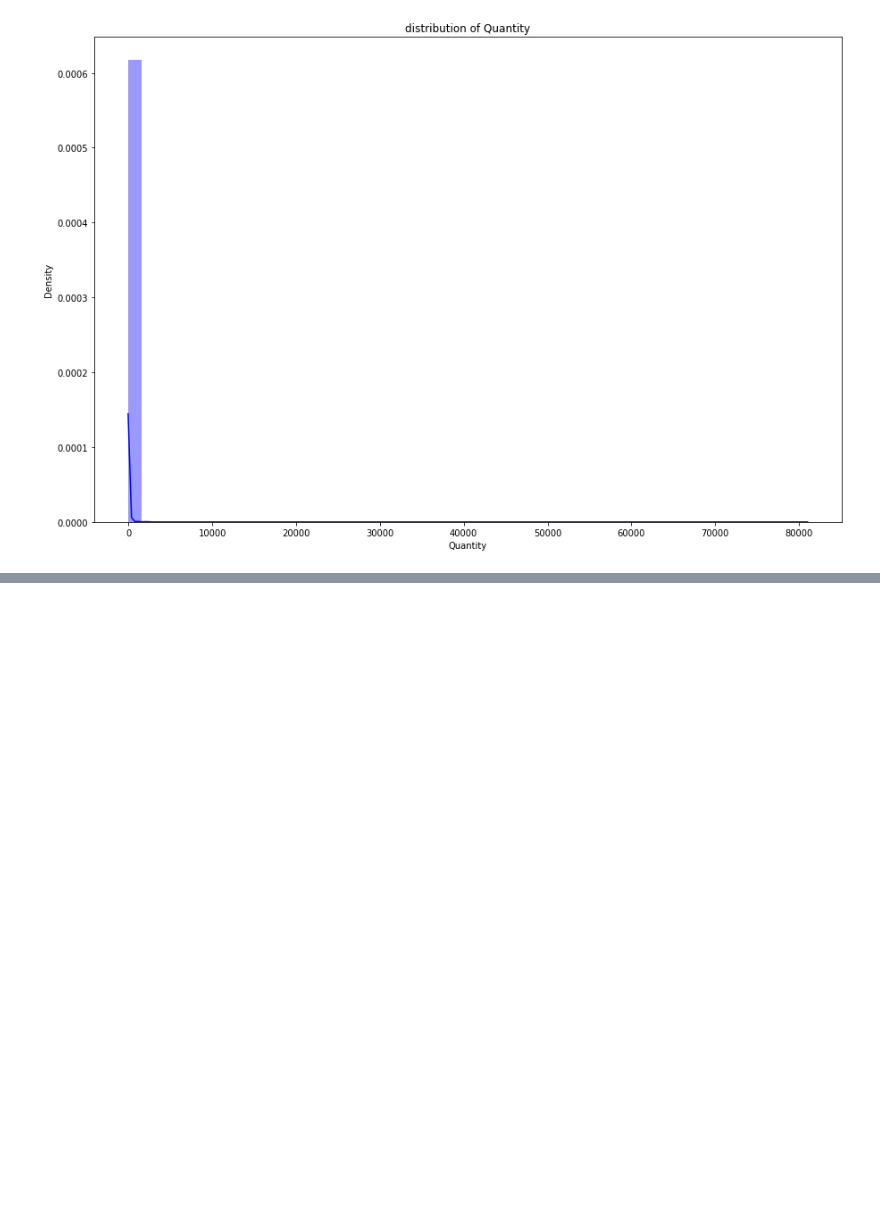
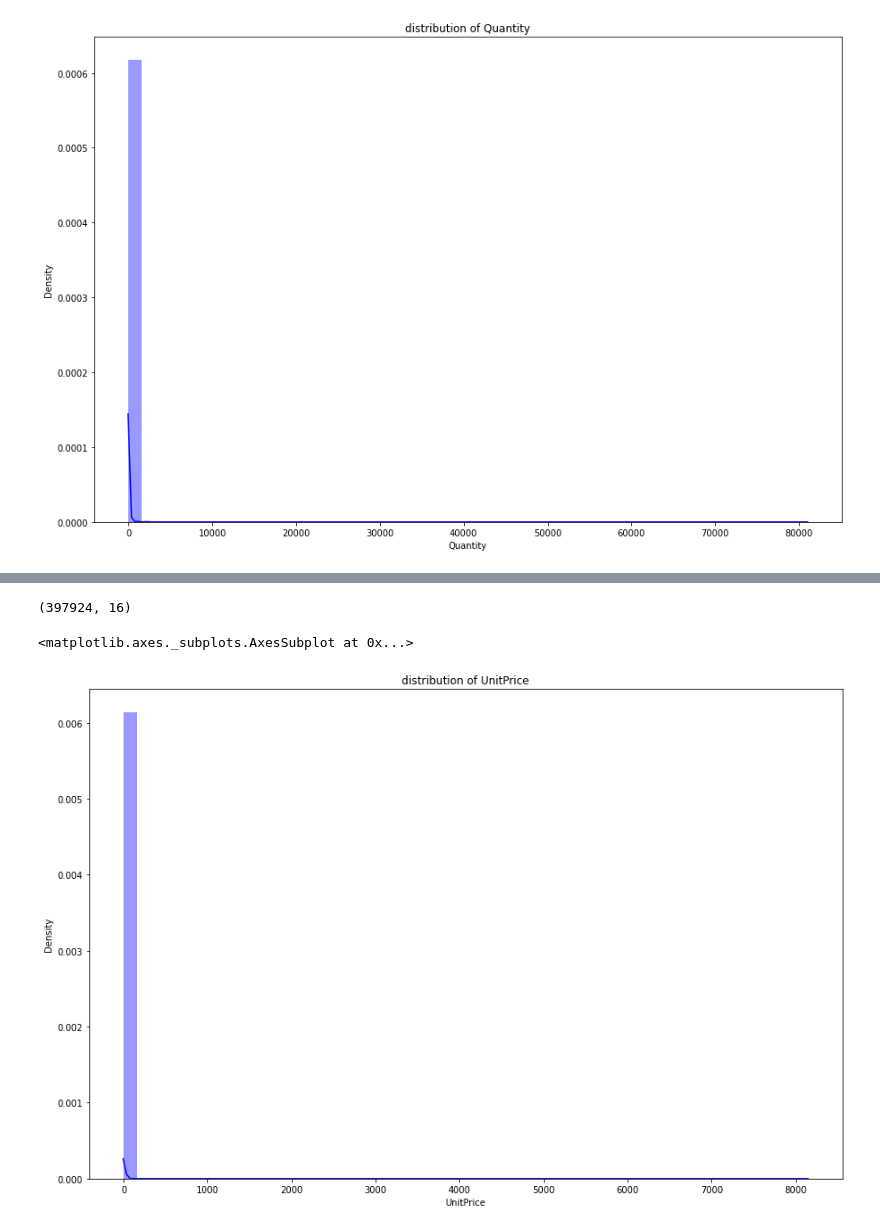
Before and after one commit to MOHD-TAUFIQUE/Customer-Segmentation--Unsupervised-Learning-Capstone-Project-4, a Jupyter notebook: Copy_of_Online_Retail_Customer_Segmentation_Capstone_Project.ipynb, the cells around one changed output, grey strips where cells are left out. Cells and saved outputs as stored; diff of their text form; code cells hidden in the pictures; blank space fills up the shorter version.

```diff
--- a/Copy_of_Online_Retail_Customer_Segmentation_Capstone_Project.ipynb
+++ b/Copy_of_Online_Retail_Customer_Segmentation_Capstone_Project.ipynb
@@ -541,0 +568,12 @@ sns.distplot(retail_df_copy['Quantity'],color="B")
+# %%
+retail_df_copy["InvoiceDate"] = pd.to_datetime(retail_df_copy["InvoiceDate"], format="%Y-%m-%d %H:%M:%S")
+# %%
+retail_df_copy['Day']=retail_df_copy['InvoiceDate'].dt.day_name()
+# %%
+retail_df_copy["year"] = retail_df_copy["InvoiceDate"].apply(lambda x: x.year)
+retail_df_copy["month_num"] = retail_df_copy["InvoiceDate"].apply(lambda x: x.month)
+retail_df_copy["day_num"] = retail_df_copy["InvoiceDate"].apply(lambda x: x.day)
+retail_df_copy["hour"] = retail_df_copy["InvoiceDate"].apply(lambda x: x.hour)
+retail_df_copy["minute"] = retail_df_copy["InvoiceDate"].apply(lambda x: x.minute)
+# %%
+retail_df_copy['Month']=retail_df_copy['InvoiceDate'].dt.month_name()
@@ -541,0 +600,11 @@ sns.distplot(retail_df_copy['Quantity'],color="B")
+# %%
+retail_df_copy.shape
+# %% [output]
+(397924, 16)
+# %%
+plt.figure(figsize=(15,10))
+plt.title('distribution of UnitPrice')
+sns.distplot(retail_df_copy['UnitPrice'],color="B")
+# %% [output]
+<matplotlib.axes._subplots.AxesSubplot at 0x...>
+[figure, added]
```
Also changed, not shown: parts of 19 cells of this notebook.
